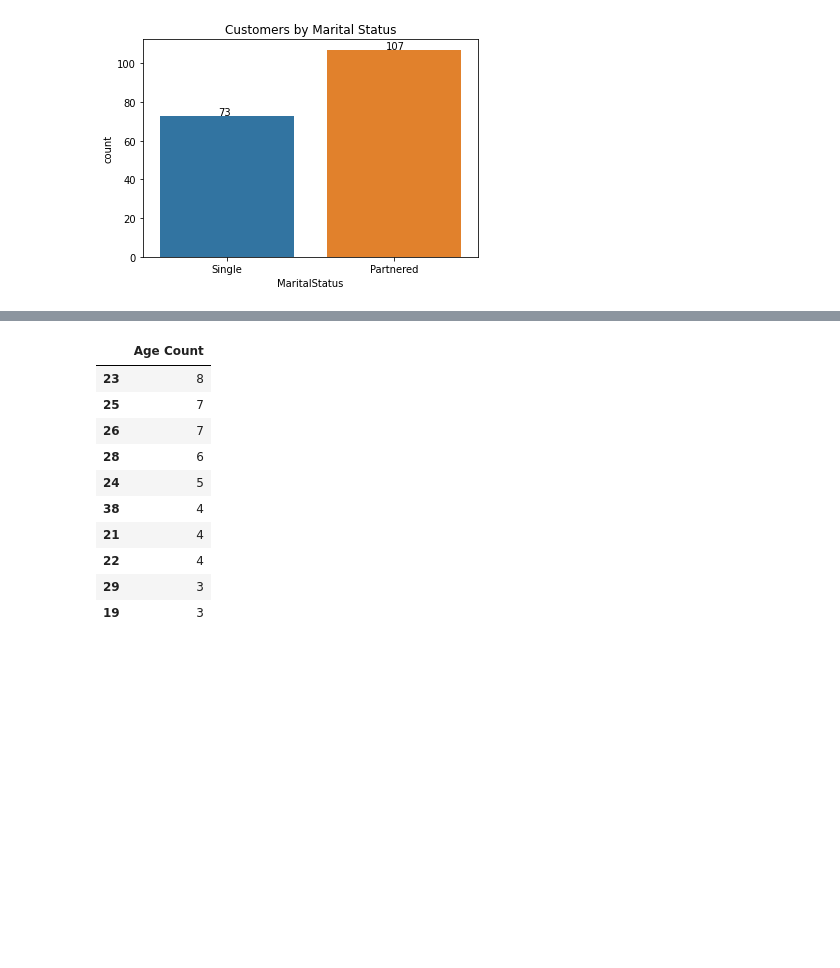
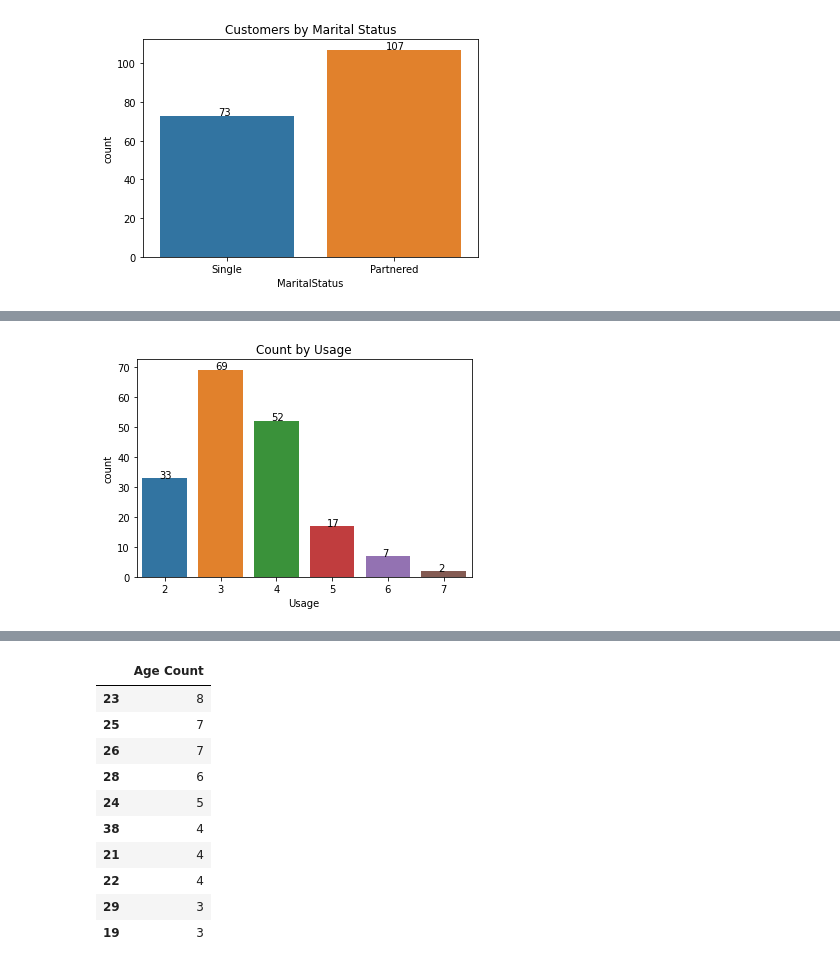
Before and after one commit to pkmariya/Python, a Jupyter notebook: AerofitCaseStudy_Mariya_DSMLJune22.ipynb, the cells around one changed output, grey strips where cells are left out. Saved outputs shown, nothing was run; the diff lists cells and outputs as text; code cells hidden in the pictures; blank space fills up the shorter version.

```diff
--- a/AerofitCaseStudy_Mariya_DSMLJune22.ipynb
+++ b/AerofitCaseStudy_Mariya_DSMLJune22.ipynb
@@ -189,0 +223,8 @@ plt.show()
+# %%
+ax = sns.countplot(data=aero_df, x='Usage')
+for p in ax.patches:
+  ax.annotate(p.get_height(), (p.get_x()+0.30, p.get_height()+0.03))
+plt.title('Count by Usage')
+plt.show()
+# %% [output]
+[figure, added]
```
Also changed, not shown: parts of 7 cells of this notebook.
